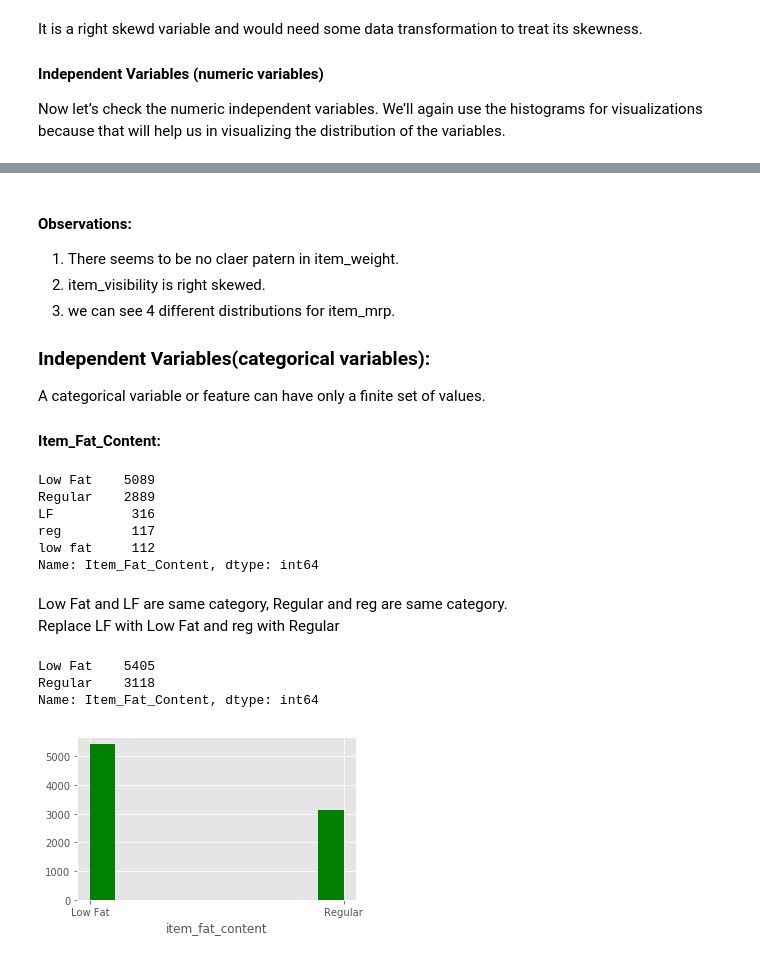
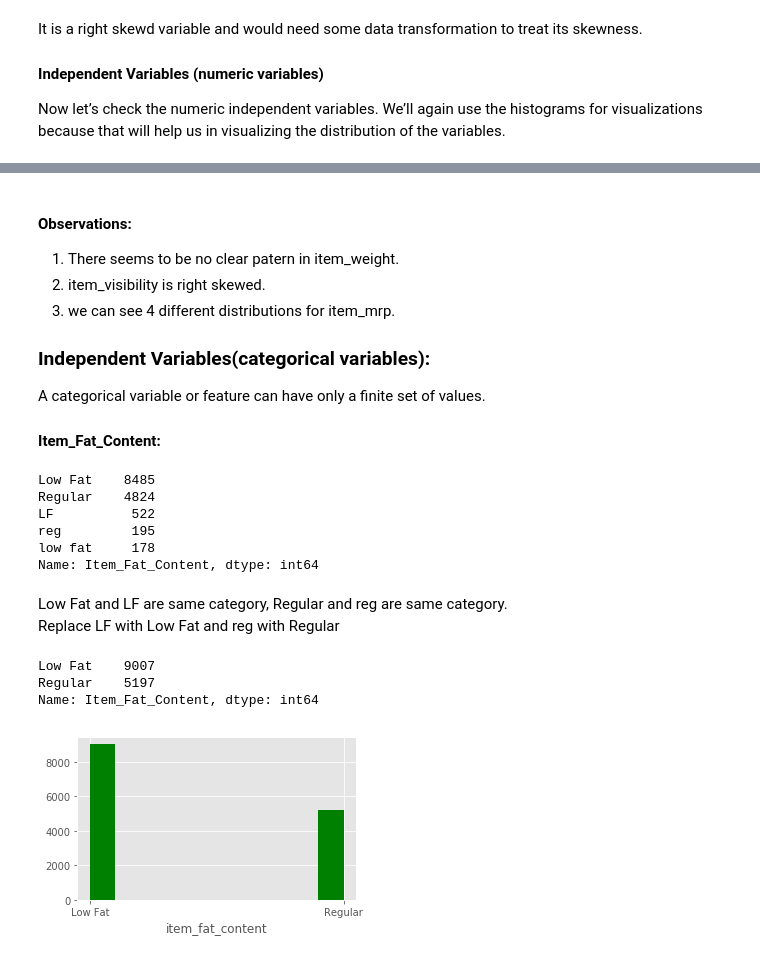
Before and after one commit to tanujbafila01/utils, a Jupyter notebook: av_bmsp_r_to_python.ipynb, the cells around one changed output, grey strips where cells are left out. Saved outputs shown, nothing was run; the diff lists cells and outputs as text; code cells hidden in the pictures.

```diff
--- a/av_bmsp_r_to_python.ipynb
+++ b/av_bmsp_r_to_python.ipynb
@@ -244,6 +254,6 @@ figure.show()
 # %% [markdown]
 #### Observations:
-1. There seems to be no claer patern in item_weight.
+1. There seems to be no clear patern in item_weight.
 2. item_visibility is right skewed.
 3. we can see 4 different distributions for item_mrp.
 
@@ -251,14 +261,14 @@ figure.show()
 A categorical variable or feature can have only a finite set of values.
 #### Item_Fat_Content:
 # %%
-train['Item_Fat_Content'].value_counts()
+combi['Item_Fat_Content'].value_counts()
 # no graph required for this
 # %% [output]
-Low Fat    5089
-Regular    2889
-LF          316
-reg         117
-low fat     112
+Low Fat    8485
+Regular    4824
+LF          522
+reg         195
+low fat     178
 Name: Item_Fat_Content, dtype: int64
 # %% [markdown]
 Low Fat and LF are same category, Regular and reg are same category.<br>
@@ -270,12 +276,16 @@ train['Item_Fat_Content']=train['Item_Fat_Content'].apply(lambda x: x.replace('r
-# %%
-train['Item_Fat_Content'].value_counts()
-# %% [output]
-Low Fat    5405
-Regular    3118
-Name: Item_Fat_Content, dtype: int64
-# %%
-plt.figure(figsize=(5,3))
-plt.xlabel('item_fat_content')
-plot = plt.hist(train['Item_Fat_Content'], color='g', label='item_fat_content')
-# %% [output]
-[figure, removed]
+# %%
+combi['Item_Fat_Content']=combi['Item_Fat_Content'].apply(lambda x: x.replace('LF', 'Low Fat'))
+combi['Item_Fat_Content']=combi['Item_Fat_Content'].apply(lambda x: x.replace('low fat', 'Regular'))
+combi['Item_Fat_Content']=combi['Item_Fat_Content'].apply(lambda x: x.replace('reg', 'Regular'))
+# %%
+combi['Item_Fat_Content'].value_counts()
+# %% [output]
+Low Fat    9007
+Regular    5197
+Name: Item_Fat_Content, dtype: int64
+# %%
+plt.figure(figsize=(5,3))
+plt.xlabel('item_fat_content')
+plot = plt.hist(combi['Item_Fat_Content'], color='g', label='item_fat_content')
+# %% [output]
+[figure, added]
```
Also changed, not shown: parts of 121 cells of this notebook.
